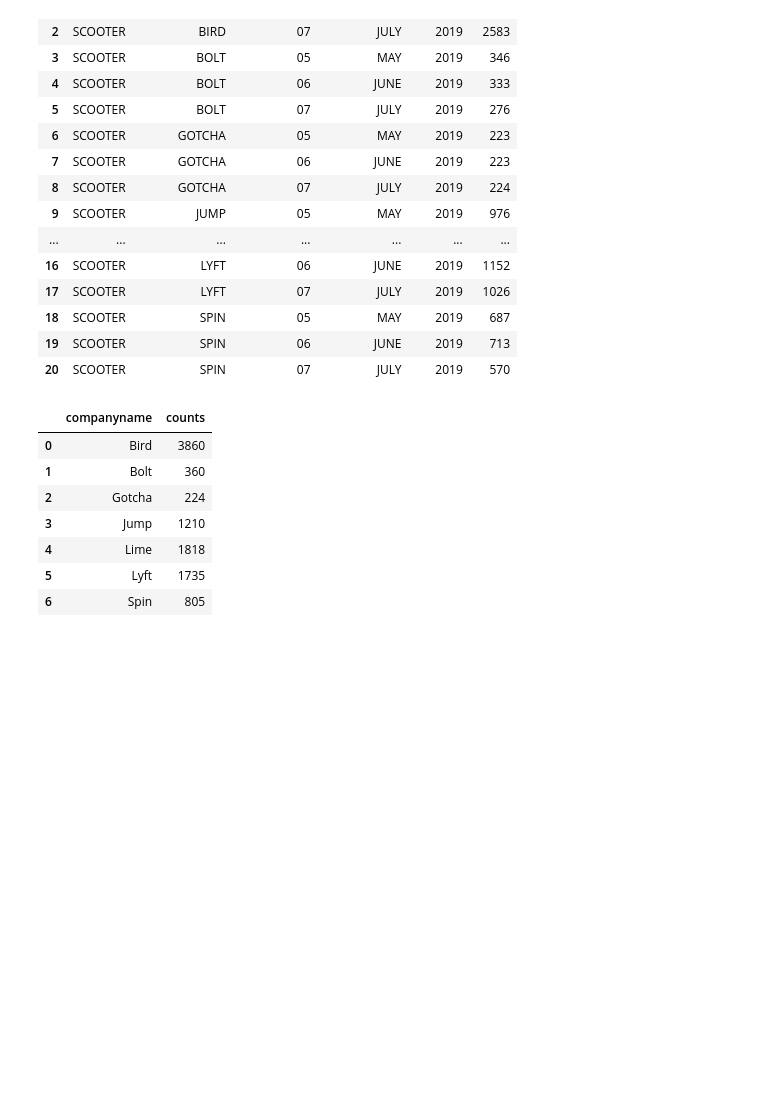
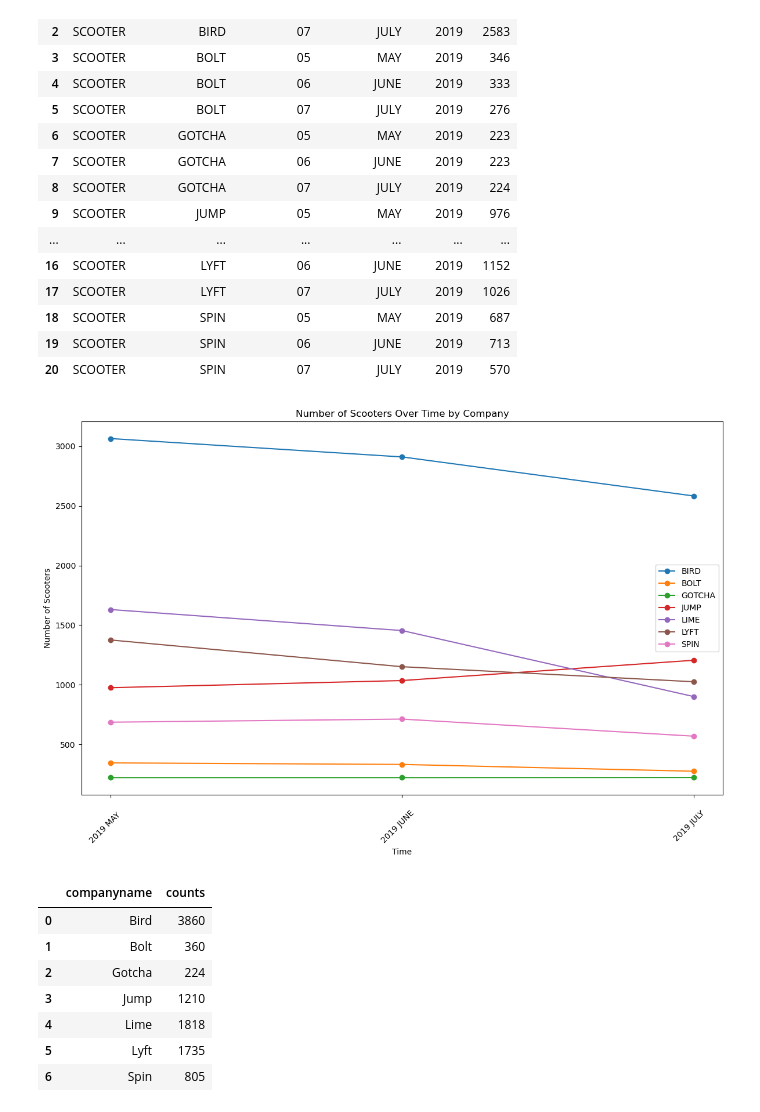
Before and after one commit to NSS-Data-Analytics-Cohort-10/scooters-group-3, a Jupyter notebook: notebooks/Untitled.ipynb, the cells around one changed output. Saved outputs shown, nothing was run; the diff lists cells and outputs as text; code cells hidden in the pictures; blank space fills up the shorter version.

```diff
--- a/notebooks/Untitled.ipynb
+++ b/notebooks/Untitled.ipynb
@@ -314,6 +326,22 @@ SCOOTERSONLY1
 | 18 | SCOOTER | SPIN | 05 | MAY | 2019 | 687 |
 | 19 | SCOOTER | SPIN | 06 | JUNE | 2019 | 713 |
 | 20 | SCOOTER | SPIN | 07 | JULY | 2019 | 570 |
+# %%
+plt.figure(figsize=(12, 8))
+
+for company, data in SCOOTERSONLY1.groupby('companyname'):
+    plt.plot(data['year_val'] + ' ' + data['month_name'], data['count'], label=company, marker='o')
+
+plt.xlabel('Time')
+plt.ylabel('Number of Scooters')
+plt.title('Number of Scooters Over Time by Company')
+plt.xticks(rotation=45)
+plt.legend()
+plt.tight_layout()
+
+plt.show()
+# %% [output]
+[figure, added]
 # %%
 TOTALSCOOTERS = '''
 
```
Also changed, not shown: parts of 1 cell of this notebook.
